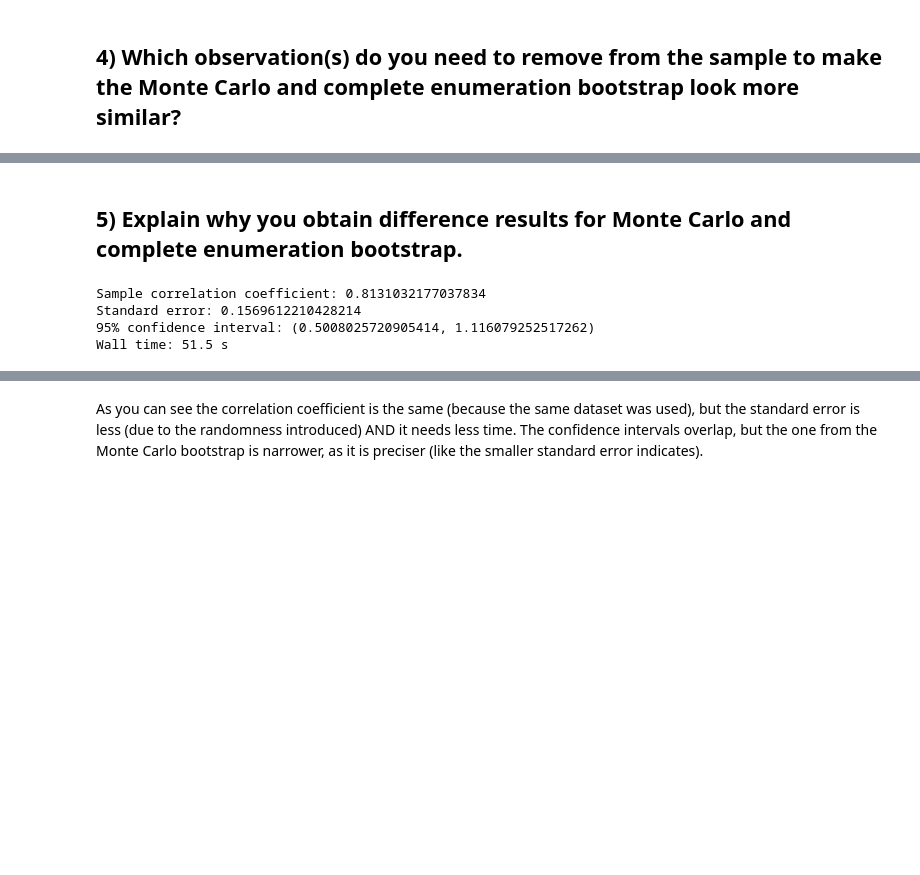
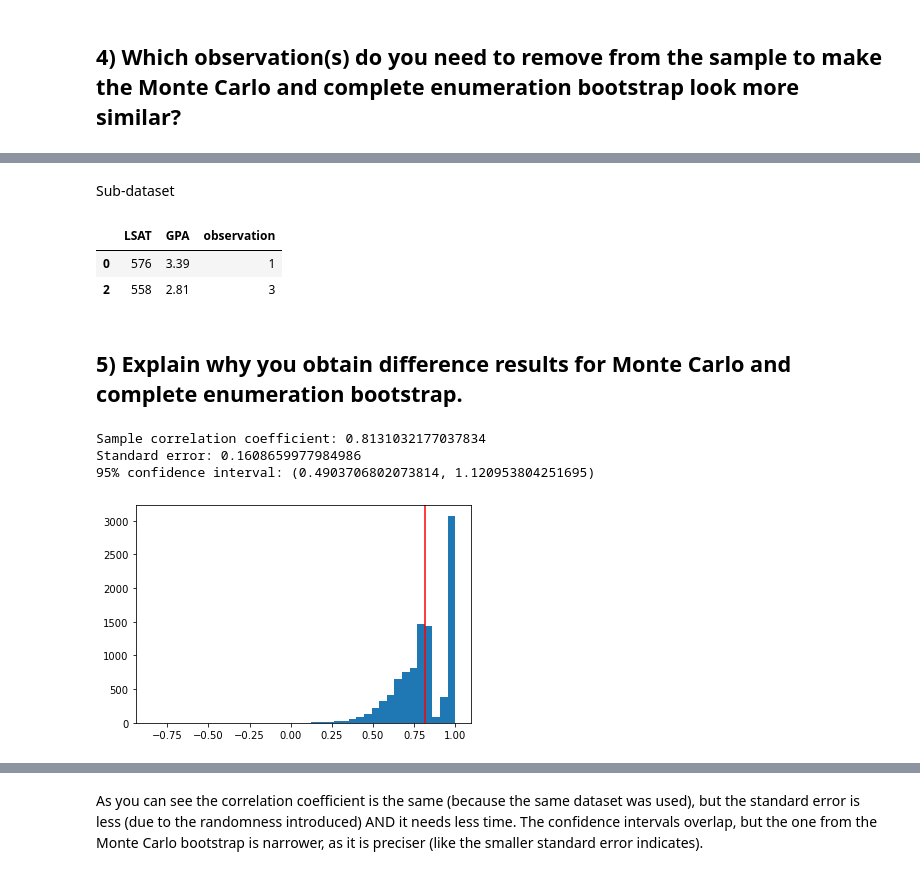
Before and after one commit to AyseTheArk/COMST-Assignment-2, a Jupyter notebook: bootstrap.ipynb, the cells around one changed output, grey strips where cells are left out. Drawn from its saved outputs; the diff is of its cells as text; code cells hidden in the pictures; blank space fills up the shorter version.

```diff
--- a/bootstrap.ipynb
+++ b/bootstrap.ipynb
@@ -155,32 +156,57 @@ outliers
+# %% [markdown]
+Sub-dataset
+# %%
+import statsmodels.api as sm
+
+# linear regression
+X = sm.add_constant(new_law['LSAT'])
+model = sm.OLS(new_law['GPA'], X).fit()
+
+# Cook's distance
+influence = model.get_influence()
+cd = influence.cooks_distance[0]
+
+threshold = 4/len(new_law)
+outliers = new_law[cd > threshold]
+outliers
+# %% [output]
+|  | LSAT | GPA | observation |
+| 0 | 576 | 3.39 | 1 |
+| 2 | 558 | 2.81 | 3 |
 # %% [markdown]
 ## 5) Explain why you obtain difference results for Monte Carlo and complete enumeration bootstrap.
 # %%
 %%time
 import pandas as pd
 import numpy as np
 import scipy.stats as stats
 
 # Same dataset used as in the complete enumeration bootstrap
 law_ex5 = new_law
 
 # Monte Carlo bootstrap
 r_obs = np.corrcoef(law_ex5['LSAT'], law_ex5['GPA'])[0, 1]
 B = 10000
 
 r_mc = []
 for i in range(B):
     idx = np.random.choice(law_ex5.index, size=len(law_ex5), replace=True)
     r = np.corrcoef(law_ex5.loc[idx, 'LSAT'], law_ex5.loc[idx, 'GPA'])[0, 1]
     r_mc.append(r)
 
 se_mc = np.std(r_mc, ddof=1)
 ci_mc = stats.norm.interval(0.95, loc=np.mean(r_mc), scale=se_mc)
 
 print('Sample correlation coefficient:', r_obs)
 print('Standard error:', se_mc)
 print('95% confidence interval:', ci_mc)
+
+import matplotlib.pyplot as plt
+plt.hist(r_mc, bins=40)
+plt.axvline(x=r_obs, color='r', linewidth=1.5)
+plt.show()
 # %% [output]
 Sample correlation coefficient: 0.8131032177037834
-Standard error: 0.1569612210428214
-95% confidence interval: (0.5008025720905414, 1.116079252517262)
-Wall time: 51.5 s
+Standard error: 0.1608659977984986
+95% confidence interval: (0.4903706802073814, 1.120953804251695)
+[figure, added]
```
Also changed, not shown: parts of 10 cells of this notebook.
